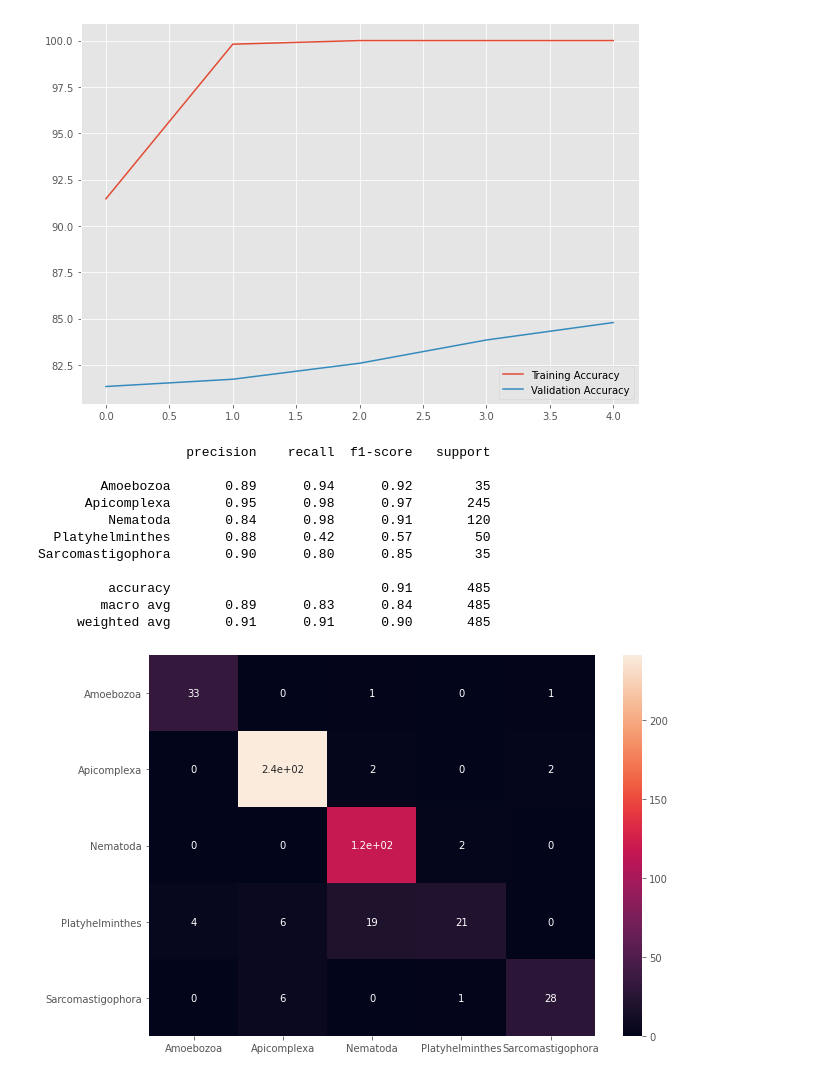
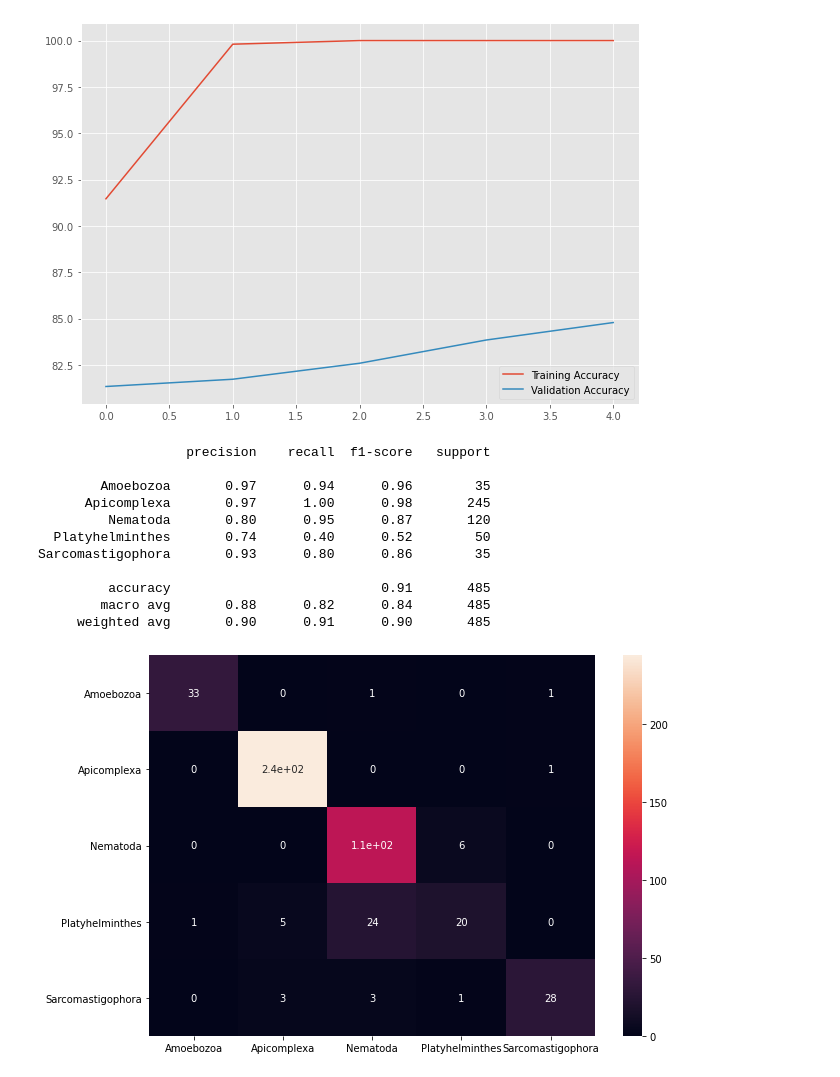
Before and after one commit to AmbiTyga/Bio-VI-BERT, a Jupyter notebook: PHYLUM_Image_Transformer.ipynb, the cells around one changed output. Cells and saved outputs as stored; diff of their text form; code cells hidden in the pictures.

```diff
--- a/PHYLUM_Image_Transformer.ipynb
+++ b/PHYLUM_Image_Transformer.ipynb
@@ -290,8 +276,9 @@ class ViT(pl.LightningModule):
     loss = self.loss_fn(outputs,labels)
     acc = (outputs.argmax(dim=1).view(labels.size()).data == labels.data).sum()/labels.size(0)
 
-    self.log("val_loss",loss,prog_bar=True)
-    self.log("val_accuracy",acc,prog_bar=True)
+    # self.log("val_loss",loss,prog_bar=True)
+    # self.log("val_accuracy",acc,prog_bar=True)
+    return {"val_loss": loss.item(),'val_accuracy':acc.item()}
 
   def validation_epoch_end(self, outputs):
     avg_loss = torch.tensor(
@@ -338,7 +328,7 @@ early_stop_callback = EarlyStopping(
 model_ckpt = ModelCheckpoint(
     monitor='val_accuracy',
     dirpath='./',
-    filename='ViT-{epoch:02d}-{val_acc:.2f}',
+    filename='ViT-{val_accuracy:.2f}',
     mode='max')
 
 trainer = pl.Trainer(gpus=1,max_epochs=120,accumulate_grad_batches=2,num_sanity_val_steps=2,callbacks=[early_stop_callback,model_ckpt])
@@ -538,42 +529,49 @@ plt.show()
 from sklearn.metrics import classification_report, confusion_matrix
 
 val_dataset = SpeciesDataset(val,transform=val_transformer)
-val_loader = torch.utils.data.DataLoader(val_dataset,batch_size=615)
+val_loader = torch.utils.data.DataLoader(val_dataset,batch_size=51)
 
-model.load_state_dict(torch.load('vit-base.bin'))
+model = ViT.load_from_checkpoint("/content/ViT-val_accuracy=0.84.ckpt",num_classes_classifier=5,
+    train_weights=None,
+    val_weights=None,
+    train_dataset=None,
+    val_dataset=None
+    )
 model.cuda()
+model.eval()
+preds = np.array([])
+label = np.array([])
 with torch.no_grad():
-  image,target = next(iter(val_loader))
-  image = image.to(device)
-  target = target.flatten().to(device)
+  for batch in val_loader:
+    images = batch["images"].cuda()
+    labels = batch['labels']
+    label = np.append(label,labels)
+    prediction = model(images)
+    preds = np.append(preds,prediction.argmax(dim=1).view(labels.size()).cpu().numpy())
 
-  prediction = model(image)
 
-prediction = prediction.argmax(dim=1).view(target.size()).cpu().numpy()
-target = target.cpu().numpy()
-
-print(classification_report(target,prediction,target_names=le.classes_))
+print(classification_report(label,preds,target_names=le.classes_))
 # %% [output]
                    precision    recall  f1-score   support
 
-        Amoebozoa       0.89      0.94      0.92        35
-      Apicomplexa       0.95      0.98      0.97       245
-         Nematoda       0.84      0.98      0.91       120
-  Platyhelminthes       0.88      0.42      0.57        50
-Sarcomastigophora       0.90      0.80      0.85        35
+        Amoebozoa       0.97      0.94      0.96        35
+      Apicomplexa       0.97      1.00      0.98       245
+         Nematoda       0.80      0.95      0.87       120
+  Platyhelminthes       0.74      0.40      0.52        50
+Sarcomastigophora       0.93      0.80      0.86        35
 
          accuracy                           0.91       485
-        macro avg       0.89      0.83      0.84       485
-     weighted avg       0.91      0.91      0.90       485
+        macro avg       0.88      0.82      0.84       485
+     weighted avg       0.90      0.91      0.90       485
 # %%
 import seaborn as sn
 import pandas as pd
 import matplotlib.pyplot as plt
-confusion = confusion_matrix(target,prediction)
+confusion = confusion_matrix(label,preds)
 df_cm = pd.DataFrame(confusion, index = le.classes_,
                   columns = le.classes_)
 plt.figure(figsize = (10,7))
 sn.heatmap(df_cm, annot=True)
 plt.show()
 # %% [output]
-[figure, old version]
+[figure, new version]
```
Also changed, not shown: parts of 15 cells of this notebook.
